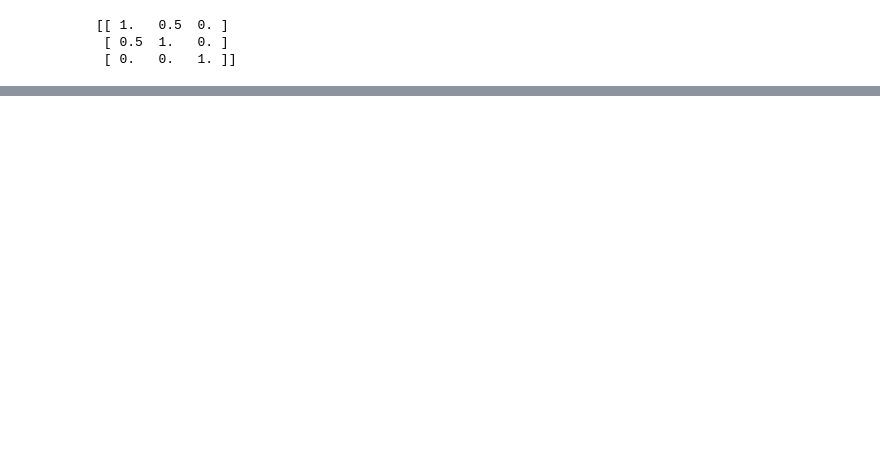
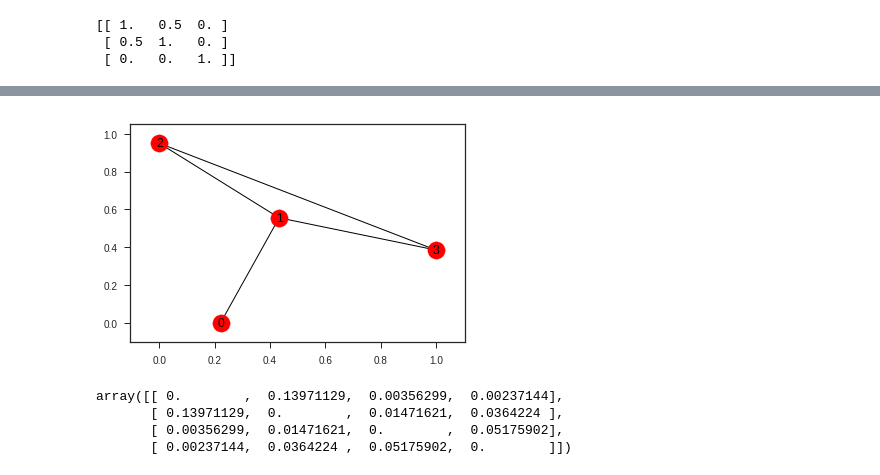
Before and after one commit to y-takashina/density_ratio, a Jupyter notebook: cmi.ipynb, the cells around one changed output, grey strips where cells are left out. Drawn from its saved outputs; the diff is of its cells as text; code cells hidden in the pictures; blank space fills up the shorter version.

```diff
--- a/cmi.ipynb
+++ b/cmi.ipynb
@@ -43,0 +62,16 @@ succeed:  False
+# %%
+g = nx.from_numpy_matrix(np.array(cov))
+nx.draw_networkx(g)
+# %% [output]
+[figure, added]
+# %%
+ami = np.zeros([4, 4])
+for i, j in [(0, 1), (0, 2), (0, 3), (1, 2), (1, 3), (2, 3)]:
+    ami[j, i] = ami[i, j] = mlmi.mutual_information(X[:, [i, j]], n_b=200)
+
+ami
+# %% [output]
+array([[ 0.        ,  0.13971129,  0.00356299,  0.00237144],
+       [ 0.13971129,  0.        ,  0.01471621,  0.0364224 ],
+       [ 0.00356299,  0.01471621,  0.        ,  0.05175902],
+       [ 0.00237144,  0.0364224 ,  0.05175902,  0.        ]])
```
Also changed, not shown: parts of 8 cells of this notebook, 6 other files.
